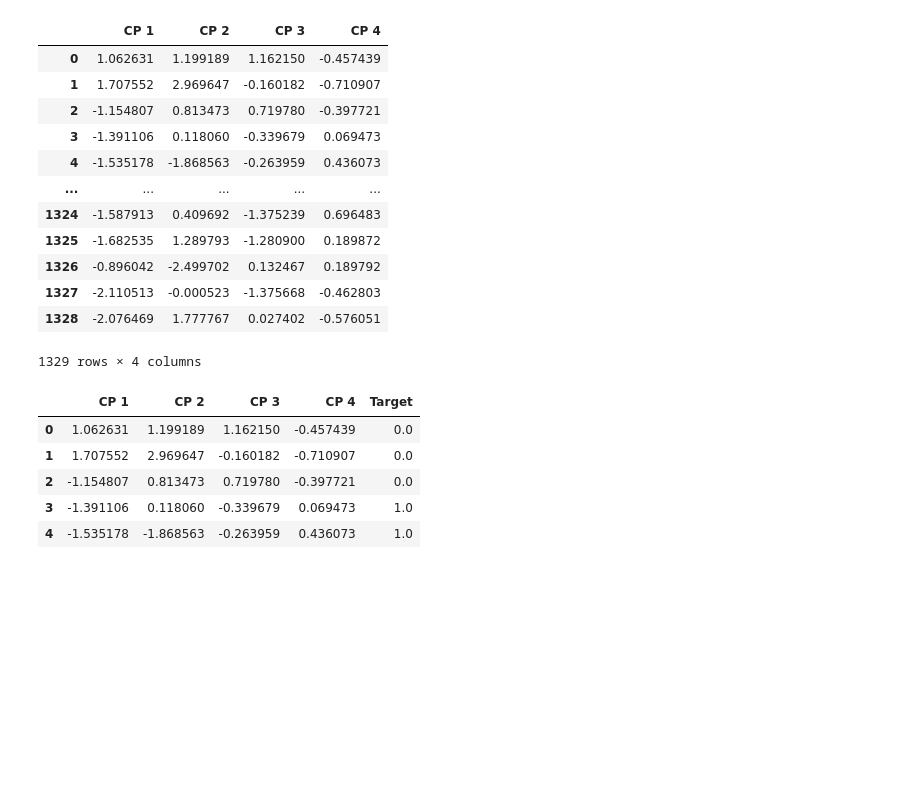
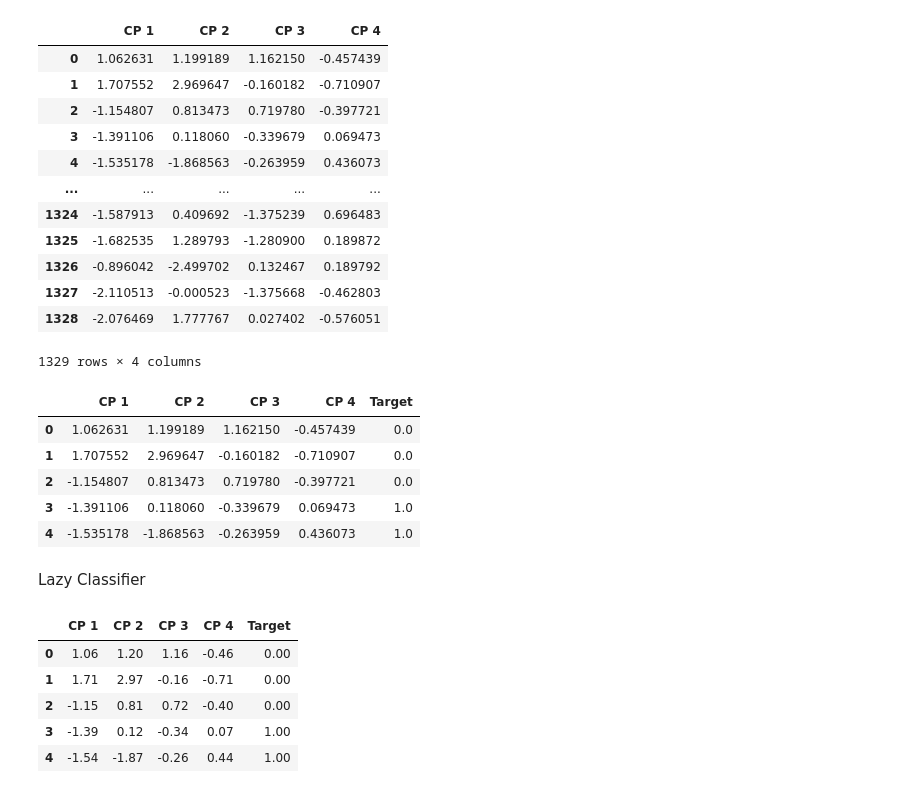
Before and after one commit to VicenteRuiz1/Ciencia-de-Datos, a Jupyter notebook: ExamenFinal.ipynb, the cells around one changed output. Drawn from its saved outputs; the diff is of its cells as text; code cells hidden in the pictures; blank space fills up the shorter version.

```diff
--- a/ExamenFinal.ipynb
+++ b/ExamenFinal.ipynb
@@ -362,3 +362,5 @@ df_puntajes.head(5)
 | 2 | -1.154807 | 0.813473 | 0.719780 | -0.397721 | 0.0 |
 | 3 | -1.391106 | 0.118060 | -0.339679 | 0.069473 | 1.0 |
 | 4 | -1.535178 | -1.868563 | -0.263959 | 0.436073 | 1.0 |
+# %% [markdown]
+Lazy Classifier
@@ -364,0 +371,9 @@ df_puntajes.head(5)
+# %%
+df_puntajes.head()
+# %% [output]
+|  | CP 1 | CP 2 | CP 3 | CP 4 | Target |
+| 0 | 1.06 | 1.20 | 1.16 | -0.46 | 0.00 |
+| 1 | 1.71 | 2.97 | -0.16 | -0.71 | 0.00 |
+| 2 | -1.15 | 0.81 | 0.72 | -0.40 | 0.00 |
+| 3 | -1.39 | 0.12 | -0.34 | 0.07 | 1.00 |
+| 4 | -1.54 | -1.87 | -0.26 | 0.44 | 1.00 |
```
Also changed, not shown: parts of 11 cells of this notebook, 1 other file.
